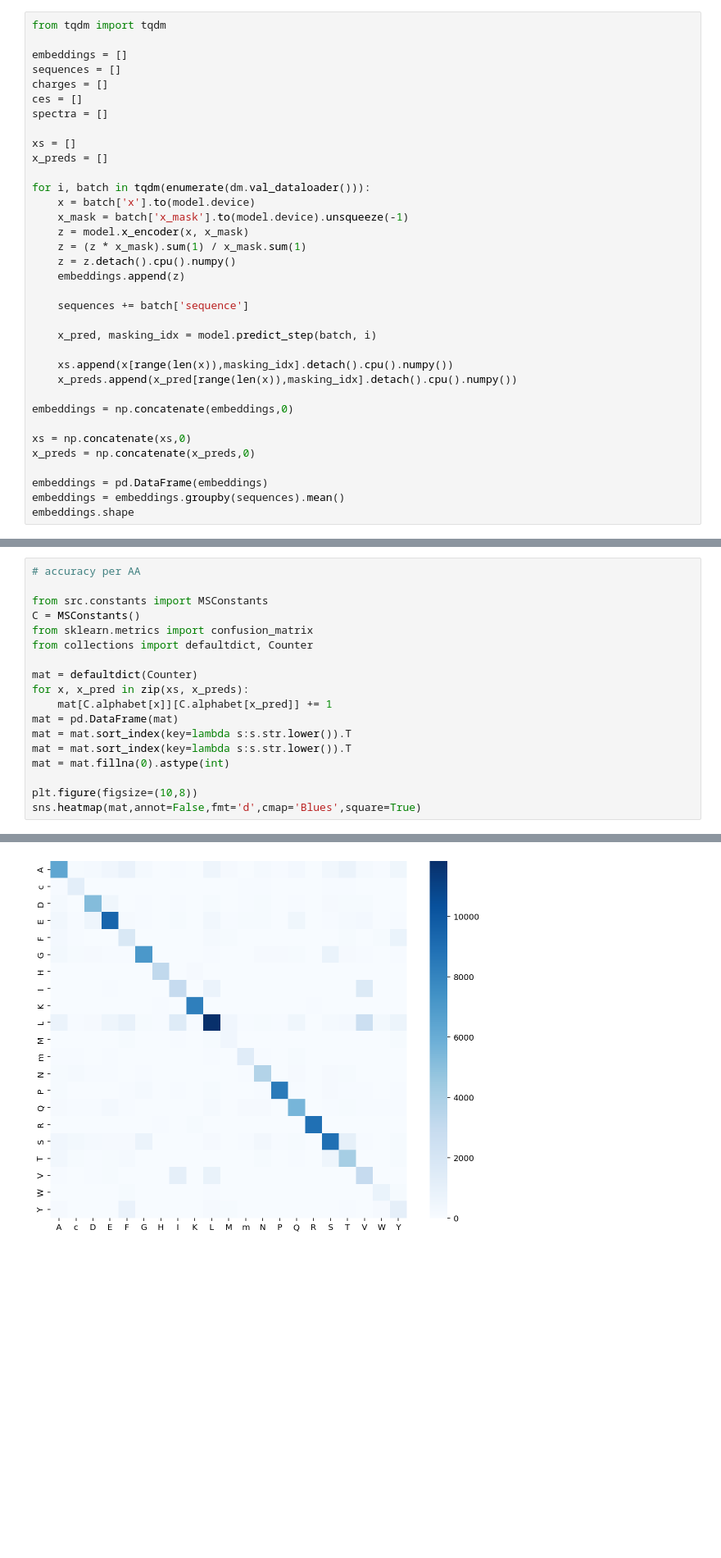
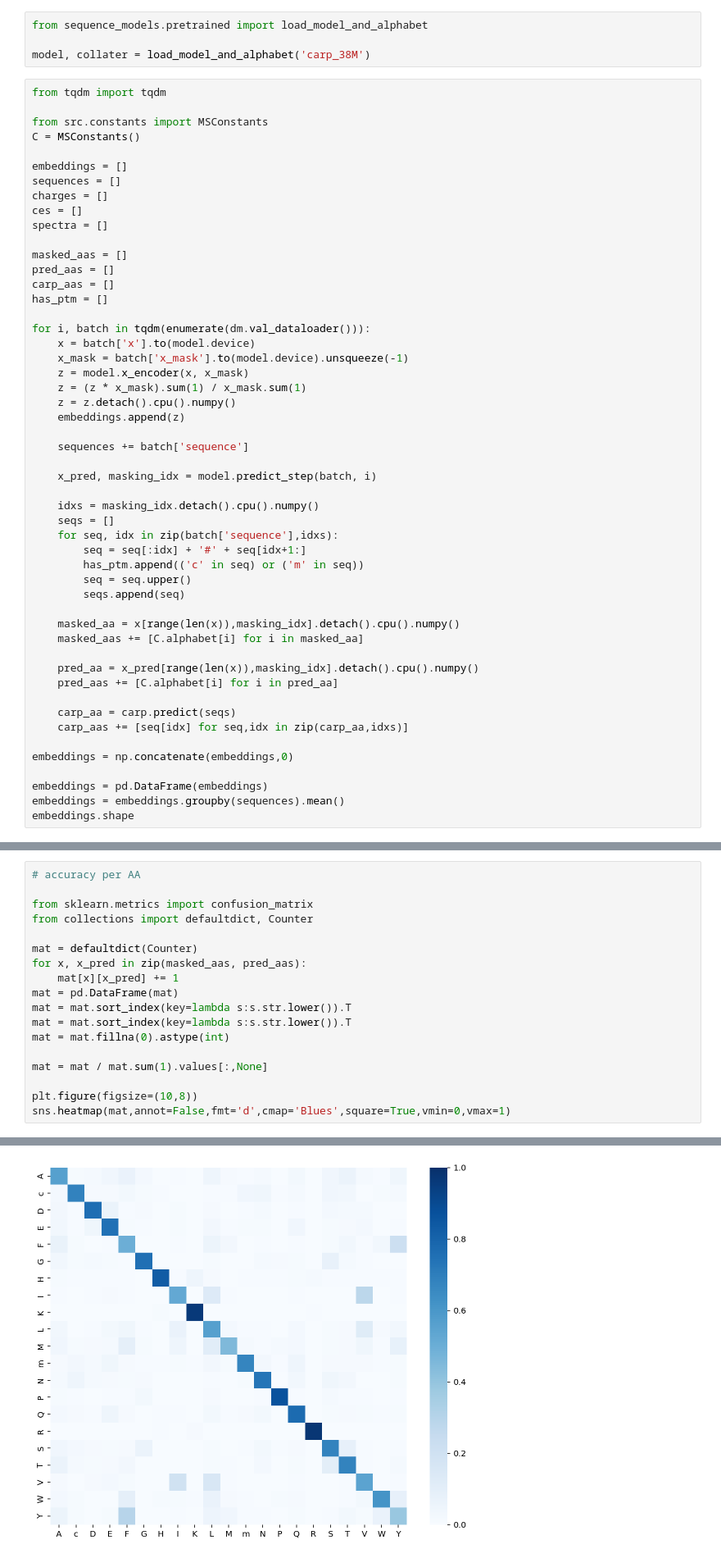
Before and after one commit to murphy17/MSPretraining, a Jupyter notebook: AnalyzeEmbeddings.ipynb, the cells around one changed output, grey strips where cells are left out. Shown: that part at 82% size. Saved outputs shown, nothing was run; the diff lists cells and outputs as text; blank space fills up the shorter version.

```diff
--- a/AnalyzeEmbeddings.ipynb
+++ b/AnalyzeEmbeddings.ipynb
@@ -34,5 +37,12 @@ len(dm.train_dataset), len(dm.val_dataset), len(dm.test_dataset)
+# %%
+from sequence_models.pretrained import load_model_and_alphabet
+
+model, collater = load_model_and_alphabet('carp_38M')
 # %%
 from tqdm import tqdm
+
+from src.constants import MSConstants
+C = MSConstants()
 
 embeddings = []
 sequences = []
@@ -40,8 +50,10 @@ charges = []
 ces = []
 spectra = []
 
-xs = []
-x_preds = []
+masked_aas = []
+pred_aas = []
+carp_aas = []
+has_ptm = []
 
 for i, batch in tqdm(enumerate(dm.val_dataloader())):
     x = batch['x'].to(model.device)
@@ -55,13 +67,24 @@ for i, batch in tqdm(enumerate(dm.val_dataloader())):
 
     x_pred, masking_idx = model.predict_step(batch, i)
 
-    xs.append(x[range(len(x)),masking_idx].detach().cpu().numpy())
-    x_preds.append(x_pred[range(len(x)),masking_idx].detach().cpu().numpy())
+    idxs = masking_idx.detach().cpu().numpy()
+    seqs = []
+    for seq, idx in zip(batch['sequence'],idxs):
+        seq = seq[:idx] + '#' + seq[idx+1:]
+        has_ptm.append(('c' in seq) or ('m' in seq))
+        seq = seq.upper()
+        seqs.append(seq)
+
+    masked_aa = x[range(len(x)),masking_idx].detach().cpu().numpy()
+    masked_aas += [C.alphabet[i] for i in masked_aa]
+
+    pred_aa = x_pred[range(len(x)),masking_idx].detach().cpu().numpy()
+    pred_aas += [C.alphabet[i] for i in pred_aa]
+
+    carp_aa = carp.predict(seqs)
+    carp_aas += [seq[idx] for seq,idx in zip(carp_aa,idxs)]
 
 embeddings = np.concatenate(embeddings,0)
-
-xs = np.concatenate(xs,0)
-x_preds = np.concatenate(x_preds,0)
 
 embeddings = pd.DataFrame(embeddings)
 embeddings = embeddings.groupby(sequences).mean()
@@ -75,21 +94,21 @@ len(set(xs))
 # %%
 # accuracy per AA
 
-from src.constants import MSConstants
-C = MSConstants()
 from sklearn.metrics import confusion_matrix
 from collections import defaultdict, Counter
 
 mat = defaultdict(Counter)
-for x, x_pred in zip(xs, x_preds):
-    mat[C.alphabet[x]][C.alphabet[x_pred]] += 1
+for x, x_pred in zip(masked_aas, pred_aas):
+    mat[x][x_pred] += 1
 mat = pd.DataFrame(mat)
 mat = mat.sort_index(key=lambda s:s.str.lower()).T
 mat = mat.sort_index(key=lambda s:s.str.lower()).T
 mat = mat.fillna(0).astype(int)
 
+mat = mat / mat.sum(1).values[:,None]
+
 plt.figure(figsize=(10,8))
-sns.heatmap(mat,annot=False,fmt='d',cmap='Blues',square=True)
+sns.heatmap(mat,annot=False,fmt='d',cmap='Blues',square=True,vmin=0,vmax=1)
 # %% [output]
 <AxesSubplot:>
-[figure, old version]
+[figure, new version]
```
Also changed, not shown: parts of 6 cells of this notebook, 4 other files.
